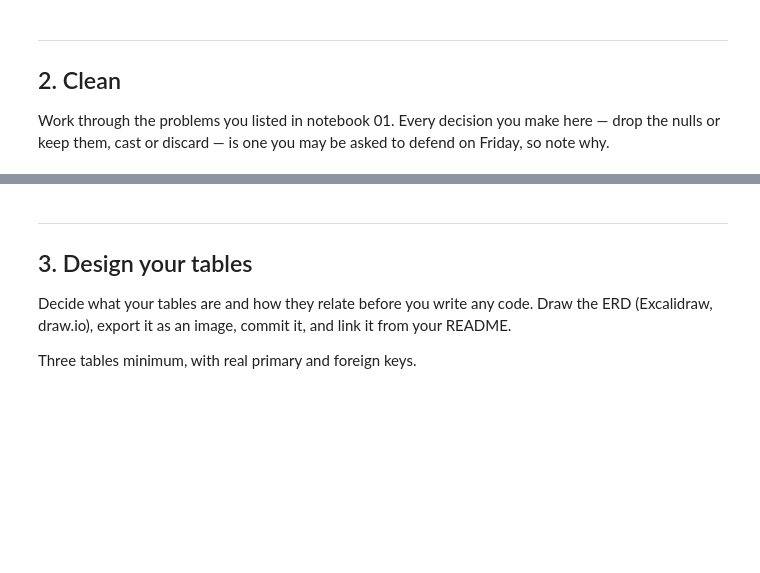
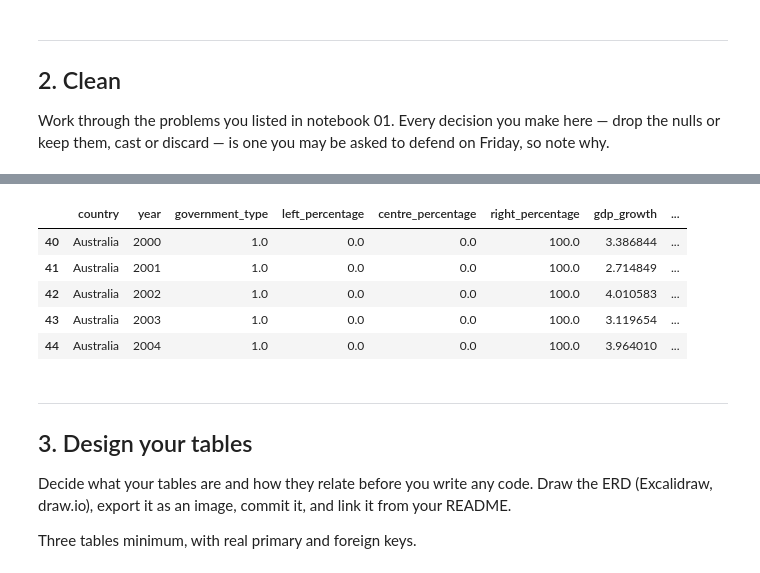
Before and after one commit to rekha-cyber/rekha_branch, a Jupyter notebook: notebooks/02_processing.ipynb, the cells around one changed output, grey strips where cells are left out. Cells and saved outputs as stored; diff of their text form; code cells hidden in the pictures; blank space fills up the shorter version.

```diff
--- a/notebooks/02_processing.ipynb
+++ b/notebooks/02_processing.ipynb
@@ -59,3 +165,21 @@ Work through the problems you listed in notebook 01. Every decision you make her
+# %%
+df_clean = df_clean.rename(columns={
+    "gov_party": "government_type",
+    "gov_left1": "left_percentage",
+    "gov_cent1": "centre_percentage",
+    "gov_right1": "right_percentage",
+    "realgdpgr": "gdp_growth",
+    "unemp": "unemployment"
+})
+# %%
+df_clean.head()
+# %% [output]
+|  | country | year | government_type | left_percentage | centre_percentage | right_percentage | gdp_growth | ... |
+| 40 | Australia | 2000 | 1.0 | 0.0 | 0.0 | 100.0 | 3.386844 | ... |
+| 41 | Australia | 2001 | 1.0 | 0.0 | 0.0 | 100.0 | 2.714849 | ... |
+| 42 | Australia | 2002 | 1.0 | 0.0 | 0.0 | 100.0 | 4.010583 | ... |
+| 43 | Australia | 2003 | 1.0 | 0.0 | 0.0 | 100.0 | 3.119654 | ... |
+| 44 | Australia | 2004 | 1.0 | 0.0 | 0.0 | 100.0 | 3.964010 | ... |
 # %% [markdown]
 ---
 ## 3. Design your tables
```
Also changed, not shown: parts of 44 cells of this notebook.
